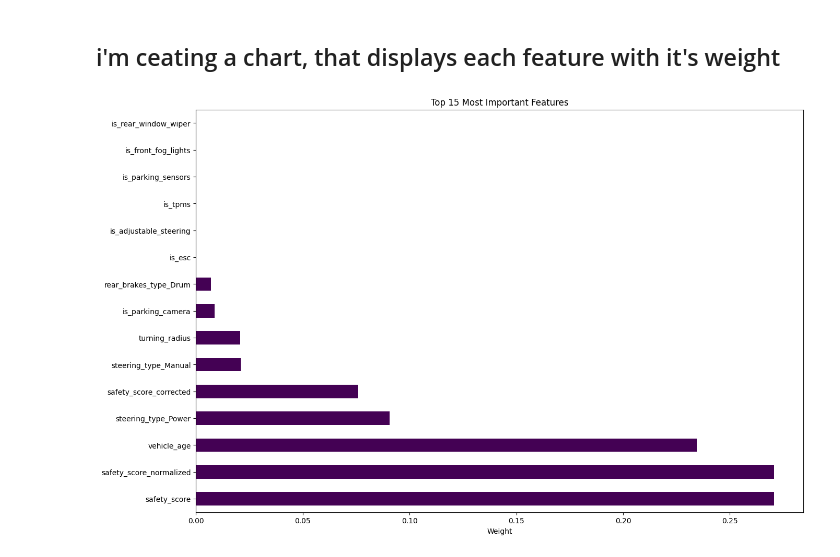
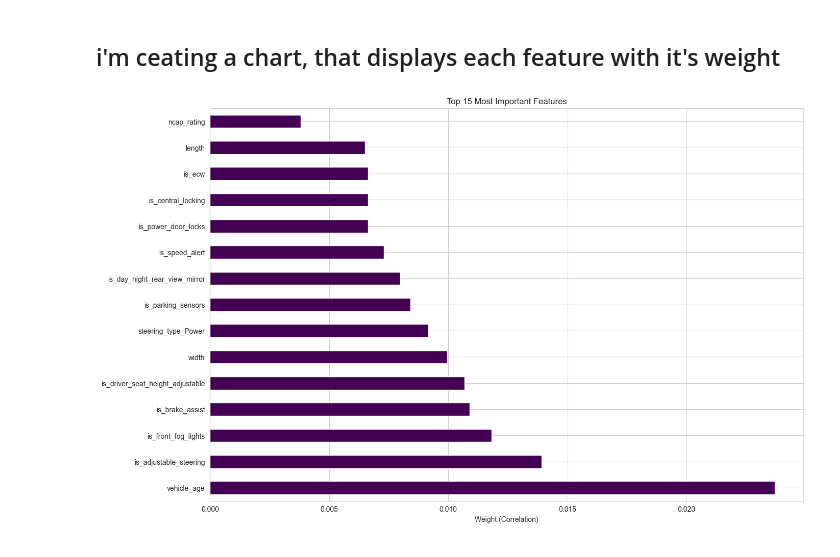
Before and after one commit to tlilimaryem7-cloud/project-2-eda-sql, a Jupyter notebook: mqiuel's_part.ipynb, the cells around one changed output. Saved outputs shown, nothing was run; the diff lists cells and outputs as text; code cells hidden in the pictures.

Commit message:
Update Miquel's analysis with correct correlation calculations and statistical significance filtering

```diff
--- a/mqiuel's_part.ipynb
+++ b/mqiuel's_part.ipynb
@@ -114,0 +99,29 @@ display(safety_features_encoded)
+# %%
+from scipy import stats
+
+# Get only numeric columns from safety_features
+
+numeric_features = safety_features_encoded.select_dtypes(include='number').columns.tolist()
+
+# Remove claim_status if it's in the list
+if 'claim_status' in numeric_features:
+    numeric_features.remove('claim_status')
+
+
+correlations = {}
+statistical_relevant = {}
+for feature in numeric_features:
+    if feature in safety_features_encoded.columns:
+        corr, p_val = stats.pearsonr(safety_features_encoded[feature], safety_features_encoded['claim_status'])
+        correlations[feature] = {'correlation': abs(corr), 'p_value': p_val}
+
+        # save statistical relevant columns (p-value < 0.05)
+
+        if p_val < 0.05:
+            statistical_relevant[feature] = abs(corr)
+
+# Create weights series
+
+weights = pd.Series(correlations)
+
+print(weights)
@@ -117,11 +148,14 @@ display(safety_features_encoded)
 # %%
 import matplotlib.pyplot as plt
 
+# Extract correlation values from the weights dictionary
+correlation_weights = weights.apply(lambda x: x['correlation'])
+
 plt.figure(figsize=(15,10))
-top_weights = weights.nlargest(15)
+top_weights = correlation_weights.nlargest(15)
 top_weights.plot(kind='barh', colormap='viridis')
 plt.title('Top 15 Most Important Features')
-plt.xlabel('Weight')
+plt.xlabel('Weight (Correlation)')
 plt.show()
 # %% [output]
-[figure, old version]
+[figure, new version]
```
Also changed, not shown: parts of 25 cells of this notebook.
